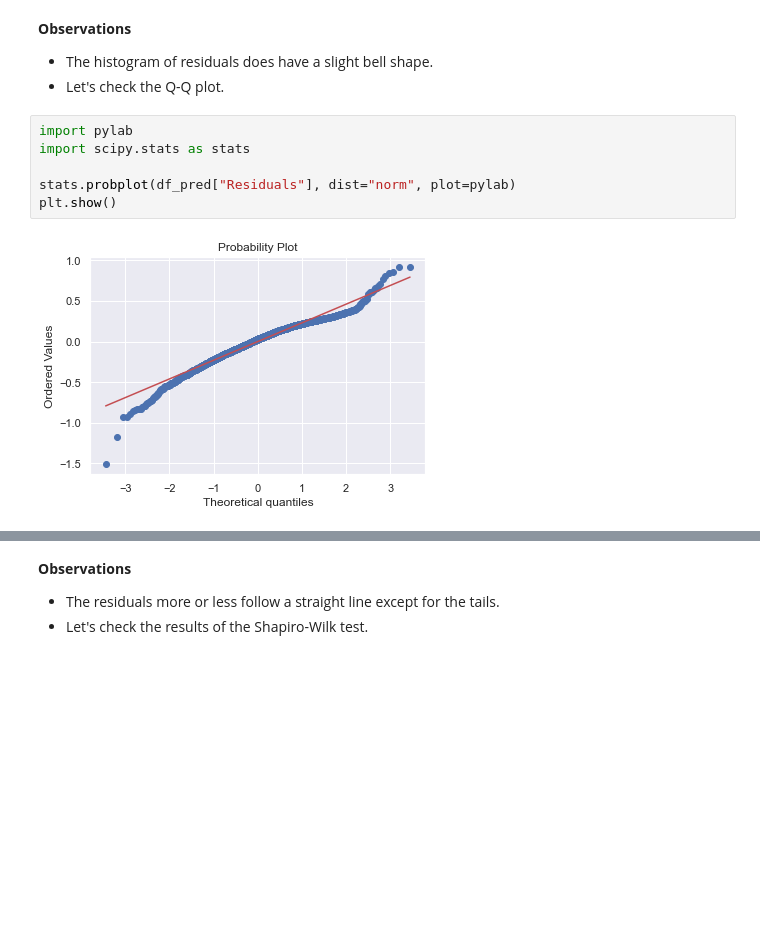
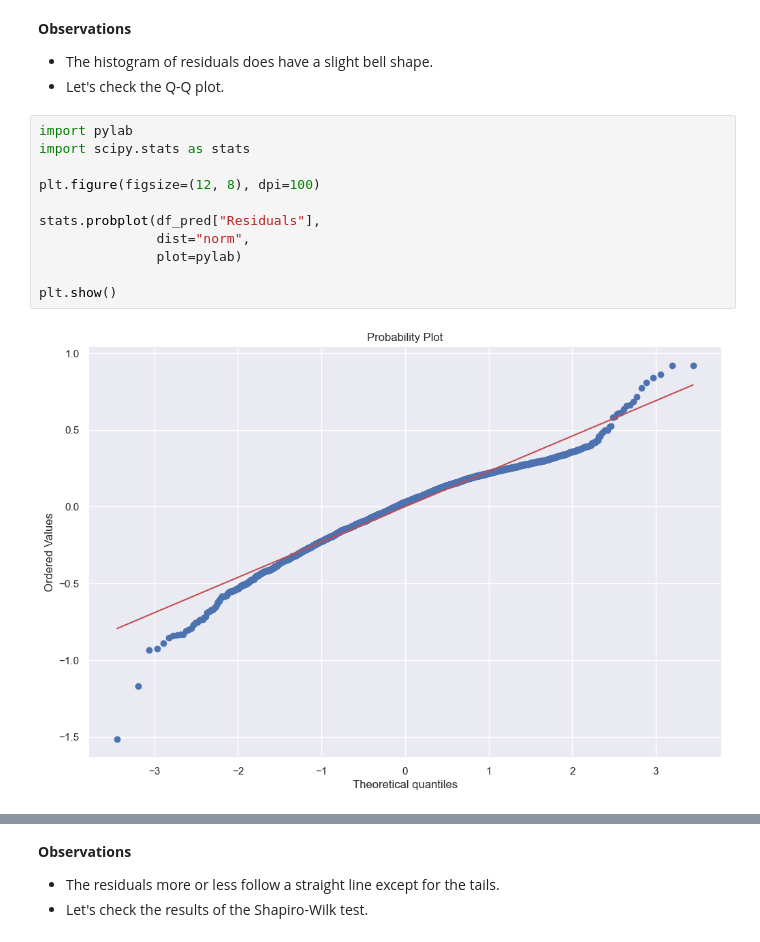
Before and after one commit to ArthurXia1031/Data_Science_Project, a Jupyter notebook: machine_learning/Recell/Recell_Linear_Regression.ipynb, the cells around one changed output, grey strips where cells are left out. Drawn from its saved outputs; the diff is of its cells as text; blank space fills up the shorter version.

```diff
--- a/machine_learning/Recell/Recell_Linear_Regression.ipynb
+++ b/machine_learning/Recell/Recell_Linear_Regression.ipynb
@@ -1259,8 +1253,13 @@ plt.show()
 # %%
 import pylab
 import scipy.stats as stats
 
-stats.probplot(df_pred["Residuals"], dist="norm", plot=pylab)
+plt.figure(figsize=(12, 8), dpi=100)
+
+stats.probplot(df_pred["Residuals"],
+               dist="norm",
+               plot=pylab)
+
 plt.show()
 # %% [output]
-[figure, old version]
+[figure, new version]
```
Also changed, not shown: parts of 26 cells of this notebook.
